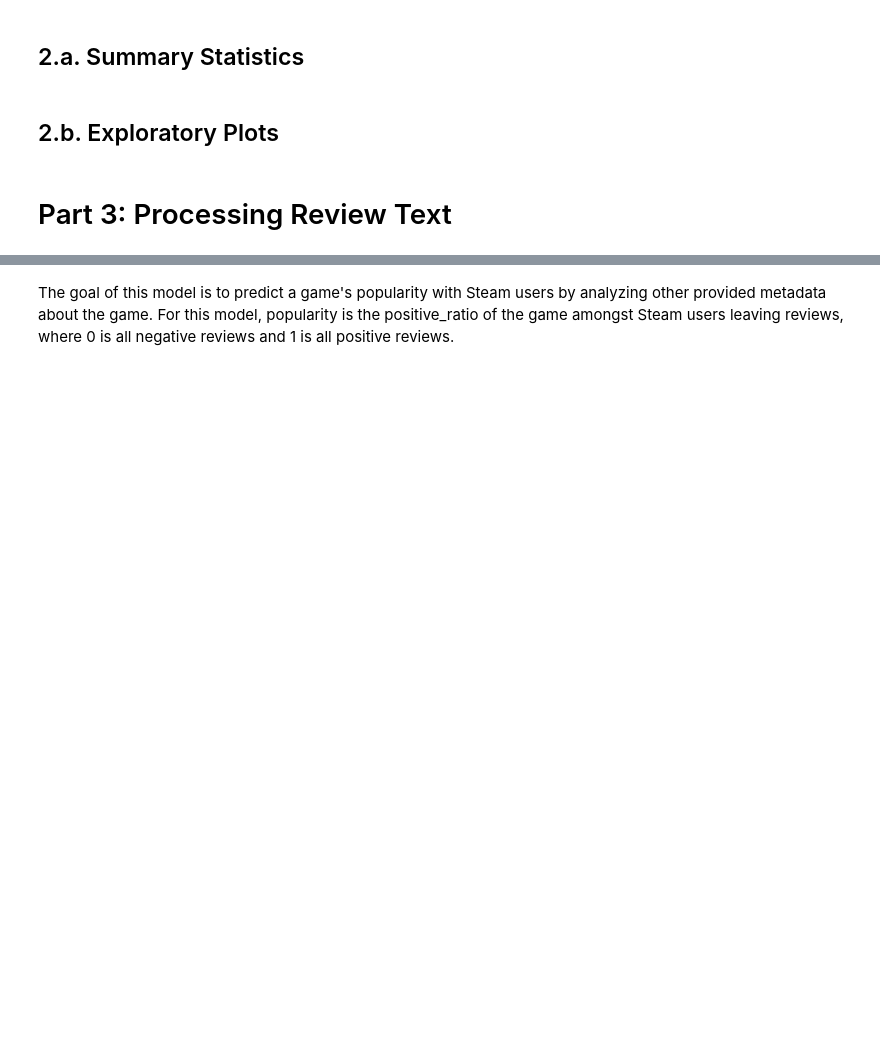
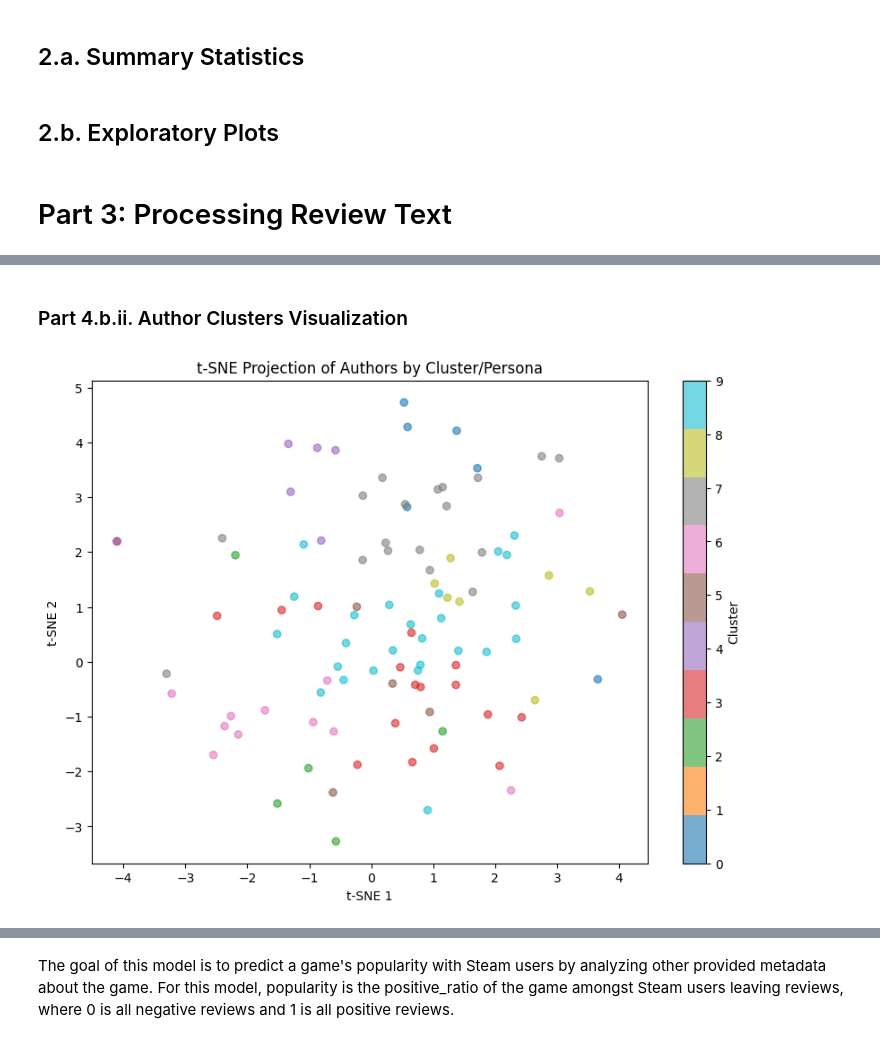
Before and after one commit to oneeljilc/DSC232R_GroupProject, a Jupyter notebook: Group_Project.ipynb, the cells around one changed output, grey strips where cells are left out. Cells and saved outputs as stored; diff of their text form; code cells hidden in the pictures; blank space fills up the shorter version.

```diff
--- a/Group_Project.ipynb
+++ b/Group_Project.ipynb
@@ -434,0 +590,19 @@ author_features_df = assembler_author.transform(author_embeddings_df)
+# %% [markdown]
+### Part 4.b.ii. Author Clusters Visualization
+# %%
+# Visualize Authors by Cluster/Persona
+authors_with_personas_pd_ds = authors_with_personas_pd.sample(n=100, random_state=42)
+X2 = np.vstack(authors_with_personas_pd_ds['review_embedding_array'].values)
+X2_tsne = TSNE(n_components=2, perplexity=30, random_state=42).fit_transform(X2)
+authors_with_personas_pd_ds['x'] = X2_tsne[:, 0]
+authors_with_personas_pd_ds['y'] = X2_tsne[:, 1]
+
+plt.figure(figsize=(10,7))
+scatter = plt.scatter(authors_with_personas_pd_ds['x'], authors_with_personas_pd_ds['y'], c=authors_with_personas_pd_ds["persona"], cmap="tab10", alpha=0.6)
+plt.title("t-SNE Projection of Authors by Cluster/Persona")
+plt.xlabel("t-SNE 1")
+plt.ylabel("t-SNE 2")
+plt.colorbar(scatter, label="Cluster")
+plt.show()
+# %% [output]
+[figure, added]
```
Also changed, not shown: parts of 38 cells of this notebook.
